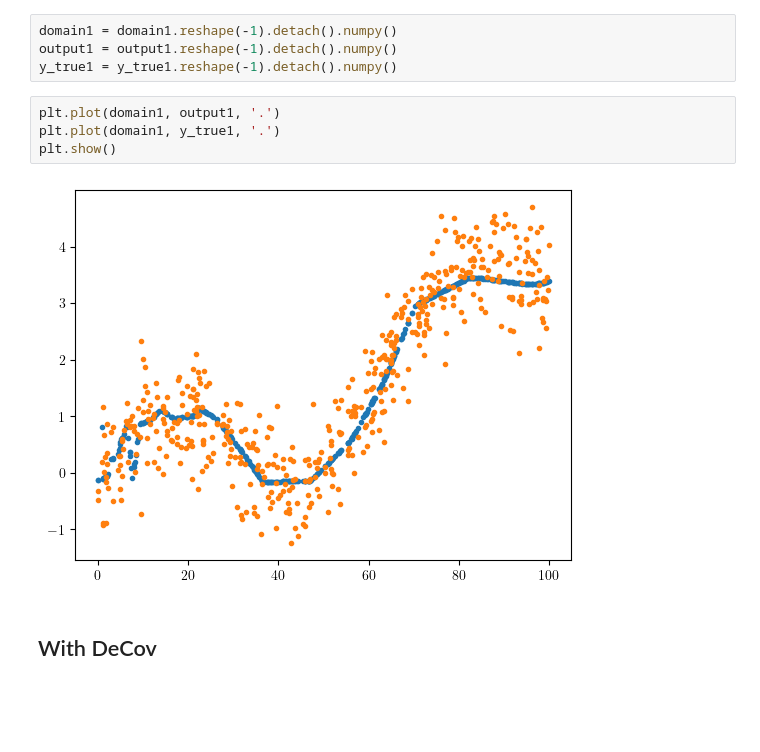
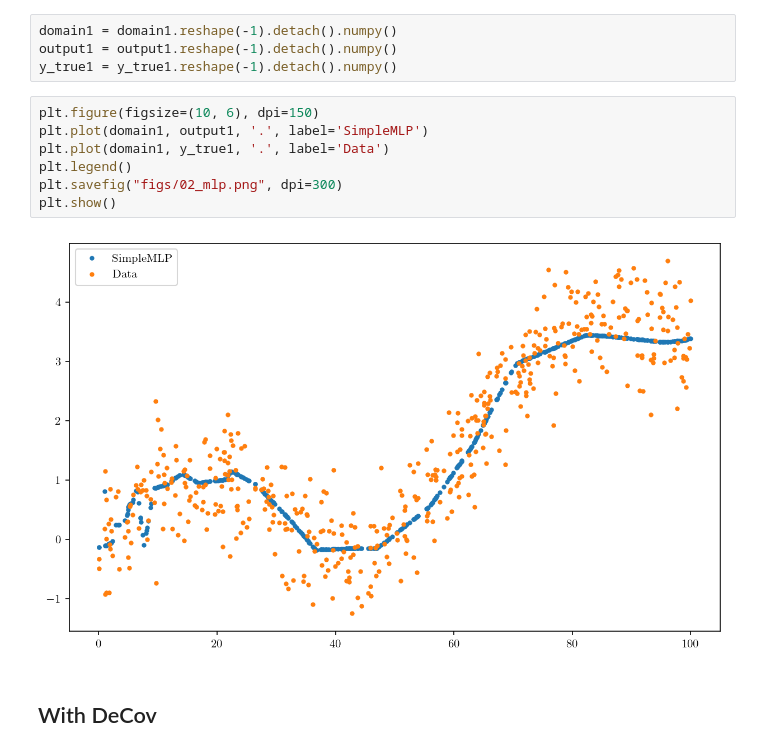
Before and after one commit to Axect/DeCov, a Jupyter notebook: DeCov_Regression.ipynb, the cells around one changed output. Cells and saved outputs as stored; diff of their text form; blank space fills up the shorter version.

```diff
--- a/DeCov_Regression.ipynb
+++ b/DeCov_Regression.ipynb
@@ -289,11 +291,14 @@ domain1 = domain1.reshape(-1).detach().numpy()
 output1 = output1.reshape(-1).detach().numpy()
 y_true1 = y_true1.reshape(-1).detach().numpy()
 # %%
-plt.plot(domain1, output1, '.')
-plt.plot(domain1, y_true1, '.')
+plt.figure(figsize=(10, 6), dpi=150)
+plt.plot(domain1, output1, '.', label='SimpleMLP')
+plt.plot(domain1, y_true1, '.', label='Data')
+plt.legend()
+plt.savefig("figs/02_mlp.png", dpi=300)
 plt.show()
 # %% [output]
-[figure, old version]
+[figure, new version]
 # %% [markdown]
 ## With DeCov
 # %%
```
Also changed, not shown: parts of 8 cells of this notebook, 5 other files.
